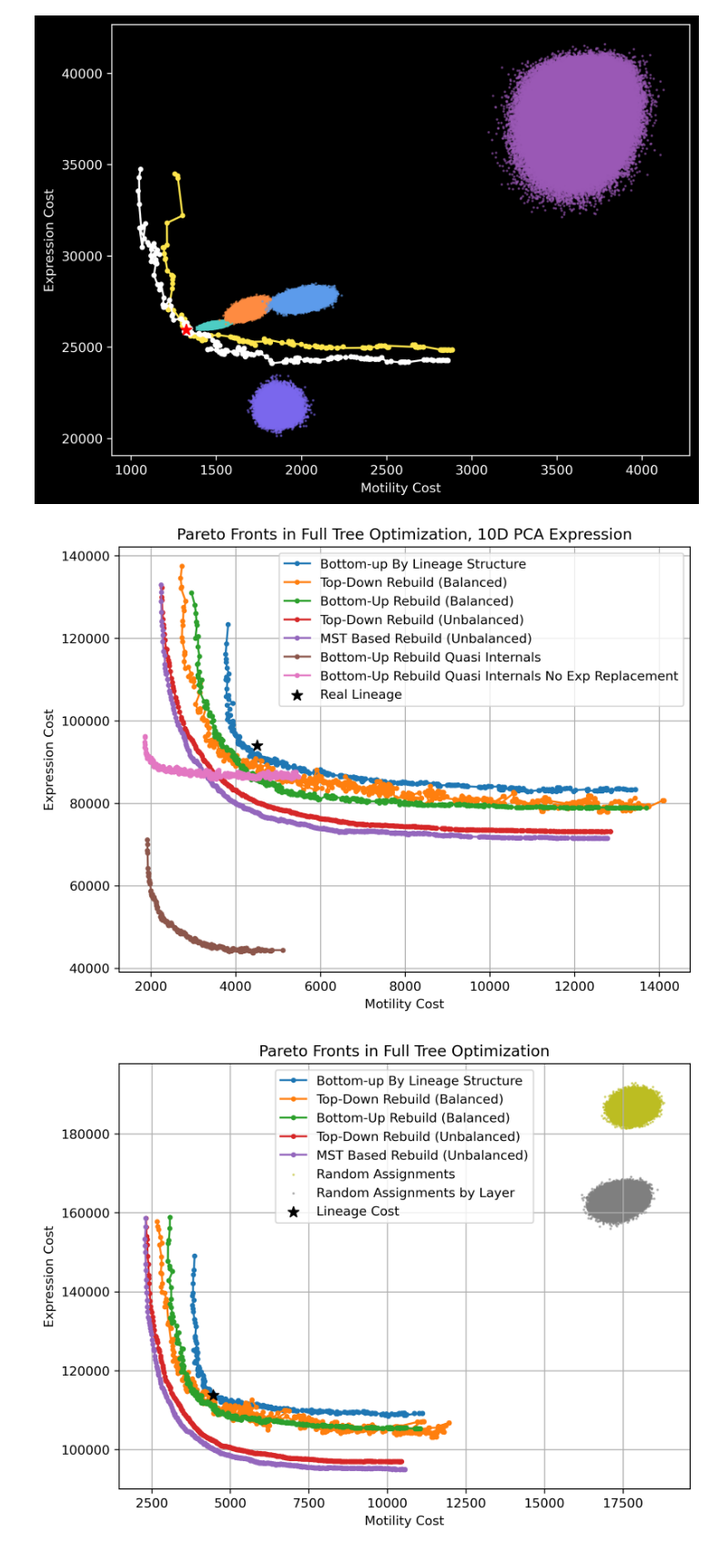
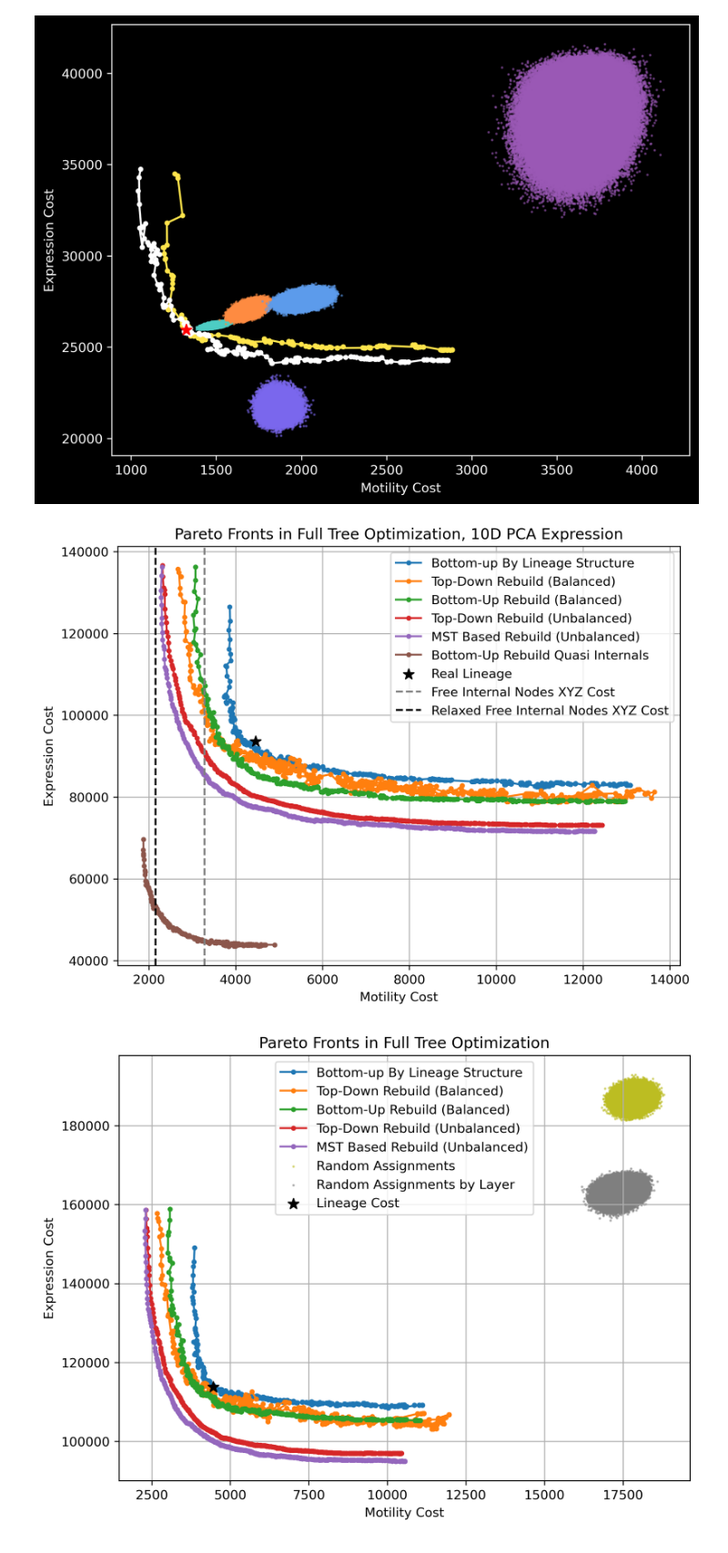
Before and after one commit to IcyFermion/embryogenesis, a Jupyter notebook: pareto_core.ipynb, the cells around one changed output. Shown at 91% size. Drawn from its saved outputs; the diff is of its cells as text; code cells hidden in the pictures.

```diff
--- a/pareto_core.ipynb
+++ b/pareto_core.ipynb
@@ -19,8 +20,8 @@ lineage_exp_df = pd.read_csv("data/protein/aggregated_all/s3_pca_10d.csv", index
 lineage_exp_df = lineage_exp_df.fillna(0)
 # binarize lineage_exp_df, making every value > 3.2 as 1, otherwise 0
 # lineage_exp_df = (lineage_exp_df > 3.2).astype(int)
-tracking_df_all = pd.read_csv("./data/embryo1/tracks.txt", sep="\t")
-tracking_time_cutoff = 255
+tracking_df_all = pd.read_csv("./data/embryo2/tracks.txt", sep="\t")
+tracking_time_cutoff = 247
 tracking_scale = 0.1625
 tracking_df = tracking_df_all.loc[tracking_df_all["t"] <= tracking_time_cutoff]
 untracked_nodes = ["P0", "AB", "P1"]
@@ -240,0 +242,2 @@ Complexity Score of the original lineage tree: 0.3856749311294766
+# %%
+free_internal_xyz_cost_relaxed, free_internal_xyz_cost_unrelaxed, xyz_dict = opt.free_xyz_distance()
@@ -339,7 +496,7 @@ min_complexity_exp_cost = exp_cost_complexity_optimization[-1]
 # %% [output]
 Initial Complexity Score: 0.4748603351955307
 # %%
-results_df = pd.read_csv('output/internal_opt/embryo1/10_pca_255_l2/P1/pareto_comparison.csv')
+results_df = pd.read_csv('output/internal_opt/embryo2/10_pca_247_l2/pareto_comparison.csv')
 pareto_xyz_cost_list_by_layer = results_df["Bottom-up By Layer XYZ Cost"].tolist()
 pareto_exp_cost_list_by_layer = results_df["Bottom-up By Layer Exp Cost"].tolist()
 pareto_xyz_cost_list_top_down_rebuild = results_df["Top-Down Rebuild XYZ Cost"].tolist()
@@ -350,12 +507,12 @@ pareto_xyz_cost_list_paired_bottom_up_rebuild = results_df["Paired Bottom-Up Reb
 pareto_exp_cost_list_paired_bottom_up_rebuild = results_df["Paired Bottom-Up Rebuild Exp Cost"].tolist()
 pareto_xyz_cost_list_mst = results_df["MST Based Rebuild XYZ Cost"].tolist()
 pareto_exp_cost_list_mst = results_df["MST Based Rebuild Exp Cost"].tolist()
-pareto_df_terminal_only_kd_internal = pd.read_csv('output/internal_opt/embryo1/10_pca_255_l2/pareto_terminal_only_kd_internal.tsv', sep='\t')
+pareto_df_terminal_only_kd_internal = pd.read_csv('output/internal_opt/embryo2/10_pca_247_l2/pareto_terminal_only_kd_internal.tsv', sep='\t')
 pareto_xyz_cost_list_terminal_only_kd_internal = pareto_df_terminal_only_kd_internal['xyz_cost'].tolist()
 pareto_exp_cost_list_terminal_only_kd_internal = pareto_df_terminal_only_kd_internal['exp_cost'].tolist()
 pareto_internal_selection_count_list_terminal_only_kd_internal = [eval(s) for s in pareto_df_terminal_only_kd_internal['internal_selection_count'].tolist()]
 
-pareto_df_terminal_only_kd_internal_no_exp_replacement = pd.read_csv('output/internal_opt/embryo1/10_pca_255_l2/pareto_terminal_only_kd_internal_no_exp_replacement.tsv', sep='\t')
+pareto_df_terminal_only_kd_internal_no_exp_replacement = pd.read_csv('output/internal_opt/embryo2/10_pca_247_l2/pareto_terminal_only_kd_internal_no_exp_replacement.tsv', sep='\t')
 pareto_xyz_cost_list_terminal_only_kd_internal_no_replacement = pareto_df_terminal_only_kd_internal_no_exp_replacement['xyz_cost'].tolist()
 pareto_exp_cost_list_terminal_only_kd_internal_no_replacement = pareto_df_terminal_only_kd_internal_no_exp_replacement['exp_cost'].tolist()
 # %%
@@ -433,26 +590,30 @@ plt.show()
 # %%
 colors = sns.color_palette(n_colors=10)
 plt.figure(figsize=(8, 6))
 plt.plot(pareto_xyz_cost_list_by_layer, pareto_exp_cost_list_by_layer, marker='o', linestyle='-',  markersize=3, label='Bottom-up By Lineage Structure')
 plt.plot(pareto_xyz_cost_list_top_down_rebuild_depth_cutoff, pareto_exp_cost_list_top_down_rebuild_depth_cutoff, marker='o', linestyle='-', markersize=3, label='Top-Down Rebuild (Balanced)')
 plt.plot(pareto_xyz_cost_list_paired_bottom_up_rebuild, pareto_exp_cost_list_paired_bottom_up_rebuild, marker='o', linestyle='-', markersize=3, label='Bottom-Up Rebuild (Balanced)')
 plt.plot(pareto_xyz_cost_list_top_down_rebuild, pareto_exp_cost_list_top_down_rebuild, marker='o', linestyle='-',  markersize=3, label='Top-Down Rebuild (Unbalanced)')
 plt.plot(pareto_xyz_cost_list_mst, pareto_exp_cost_list_mst, marker='o', linestyle='-',  markersize=3, label='MST Based Rebuild (Unbalanced)')
 plt.plot(pareto_xyz_cost_list_terminal_only_kd_internal, pareto_exp_cost_list_terminal_only_kd_internal, marker='o', linestyle='-', markersize=3, label='Bottom-Up Rebuild Quasi Internals')
-plt.plot(pareto_xyz_cost_list_terminal_only_kd_internal_no_exp_replacement, pareto_exp_cost_list_terminal_only_kd_internal_no_exp_replacement, marker='o', linestyle='-', markersize=3, label='Bottom-Up Rebuild Quasi Internals No Exp Replacement')
+# plt.plot(new_pareto_fronts[:,0], new_pareto_fronts[:,1], marker='o', linestyle='-', markersize=3, label='Bottom-Up Linear Assignment')
+# plt.plot(pareto_xyz_cost_list_terminal_only_kd_internal_no_exp_replacement, pareto_exp_cost_list_terminal_only_kd_internal_no_exp_replacement, marker='o', linestyle='-', markersize=3, label='Bottom-Up Rebuild Quasi Internals No Exp Replacement')
 # plt.scatter(phylogeny_sample_xyz_cost, phylogeny_sample_exp_cost, alpha=0.5, s=1, color=colors[8], label='Phylogenetic Resampling')
 plt.scatter(opt.lineage_xyz_cost, opt.lineage_exp_cost, color='black', marker='*', label='Real Lineage', zorder=99, s=75)
+# plot a vertical line at free_internal_xyz_cost
+plt.axvline(x=free_internal_xyz_cost_unrelaxed, color='grey', linestyle='--', label='Free Internal Nodes XYZ Cost')
+plt.axvline(x=free_internal_xyz_cost_relaxed, color='black', linestyle='--', label='Relaxed Free Internal Nodes XYZ Cost')
 # plt.scatter(phylogeny_mean_xyz_cost, phylogeny_mean_exp_cost, color='black', marker='^', label='ML Phylogenetic Estimate', zorder=99, s=75)
 # plt.scatter(min_complexity_xyz_cost, min_complexity_exp_cost, color='grey', marker='d', label='Min Complexity', zorder=99, s=75)
 # plt.scatter(xyz_cost_complexity_optimization, exp_cost_complexity_optimization, color='grey', marker='d', label='Cost Along Complexity Optimization', s=5)
 plt.xlabel('Motility Cost')
 plt.ylabel('Expression Cost')
 plt.title(f'Pareto Fronts in Full Tree Optimization, 10D PCA Expression')
 plt.grid(True)
 plt.legend()
 plt.show()
 # %% [output]
-[figure, old version]
+[figure, new version]
 # %%
 random_assign_xyz_costs = [cost[0] for cost in random_assign_res]
 random_assign_exp_costs = [cost[1] for cost in random_assign_res]
```
Also changed, not shown: parts of 21 cells of this notebook, 4 other files.
